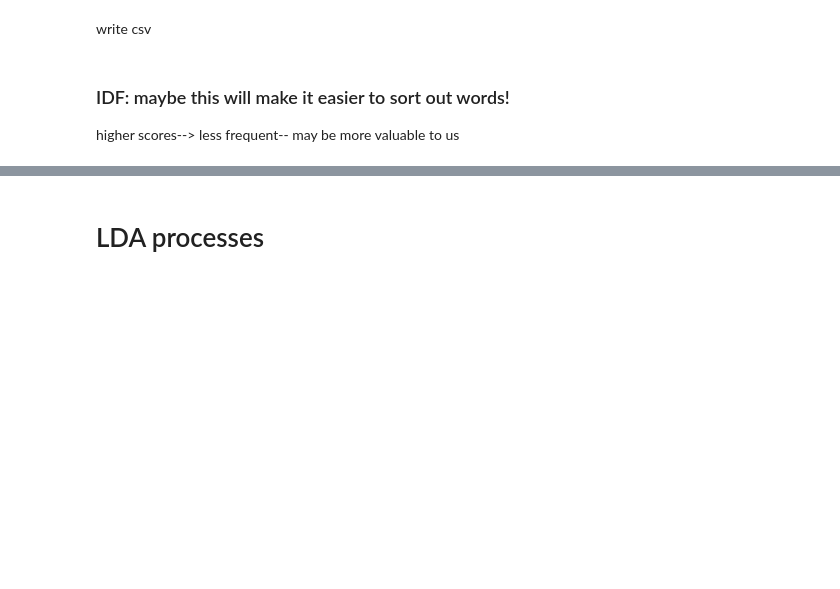
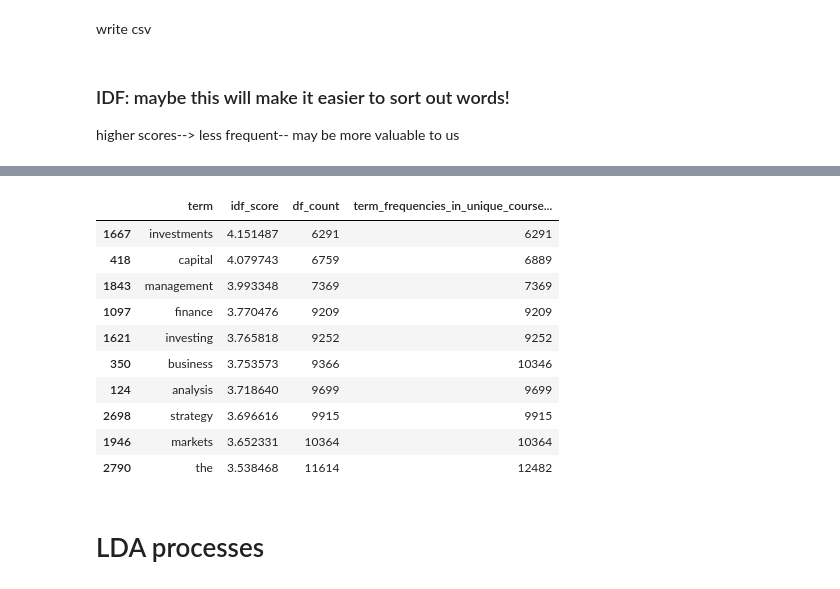
Before and after one commit to dyuthiii/CBS-Github-DND, a Jupyter notebook: Student Cluster Analysis and LDA-20250714T173604Z-1-001/Student Cluster Analysis and LDA/Student Cluster Analysis GDrive/NLP_LDA_coursenames_colab.ipynb, the cells around one changed output, grey strips where cells are left out. Cells and saved outputs as stored; diff of their text form; code cells hidden in the pictures; blank space fills up the shorter version.

```diff
--- a/Student Cluster Analysis and LDA-20250714T173604Z-1-001/Student Cluster Analysis and LDA/Student Cluster Analysis GDrive/NLP_LDA_coursenames_colab.ipynb
+++ b/Student Cluster Analysis and LDA-20250714T173604Z-1-001/Student Cluster Analysis and LDA/Student Cluster Analysis GDrive/NLP_LDA_coursenames_colab.ipynb
@@ -298,3 +341,17 @@ idf_df.head(20)
+# %%
+idf_df.tail(10)
+# %% [output]
+|  | term | idf_score | df_count | term_frequencies_in_unique_course... |
+| 1667 | investments | 4.151487 | 6291 | 6291 |
+| 418 | capital | 4.079743 | 6759 | 6889 |
+| 1843 | management | 3.993348 | 7369 | 7369 |
+| 1097 | finance | 3.770476 | 9209 | 9209 |
+| 1621 | investing | 3.765818 | 9252 | 9252 |
+| 350 | business | 3.753573 | 9366 | 10346 |
+| 124 | analysis | 3.718640 | 9699 | 9699 |
+| 2698 | strategy | 3.696616 | 9915 | 9915 |
+| 1946 | markets | 3.652331 | 10364 | 10364 |
+| 2790 | the | 3.538468 | 11614 | 12482 |
 # %%
 # Step 6: Export to CSV
 idf_df.to_csv("idf_scores_ngrams.csv", index=False)
```
Also changed, not shown: parts of 10 cells of this notebook.
